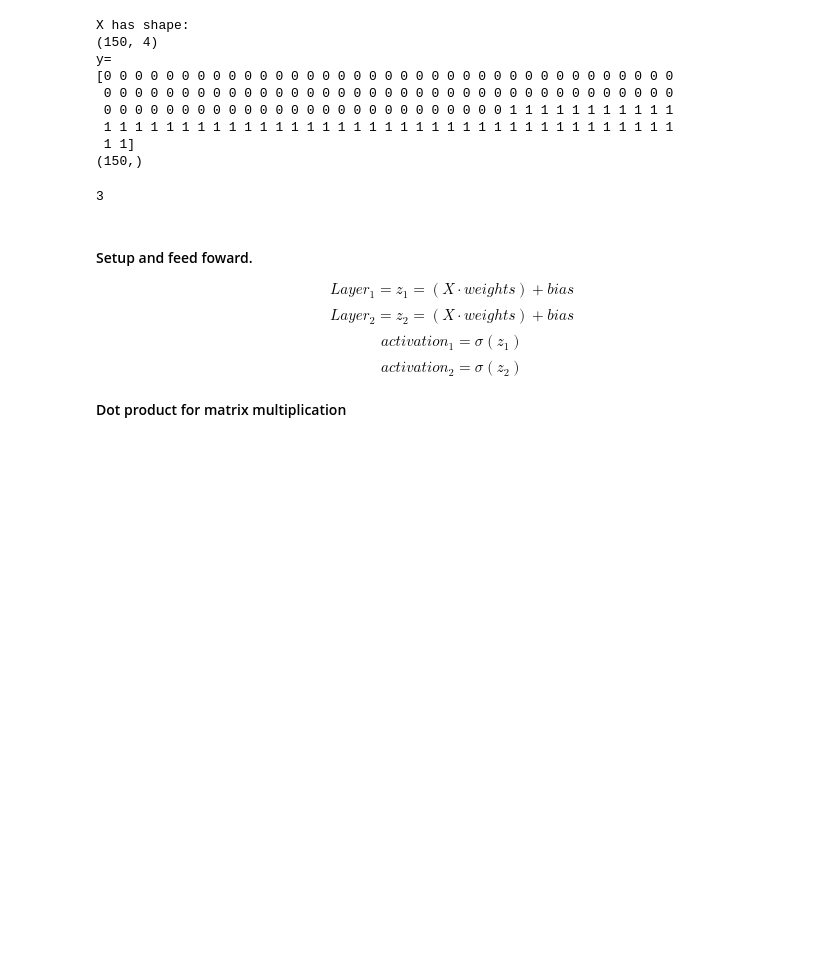
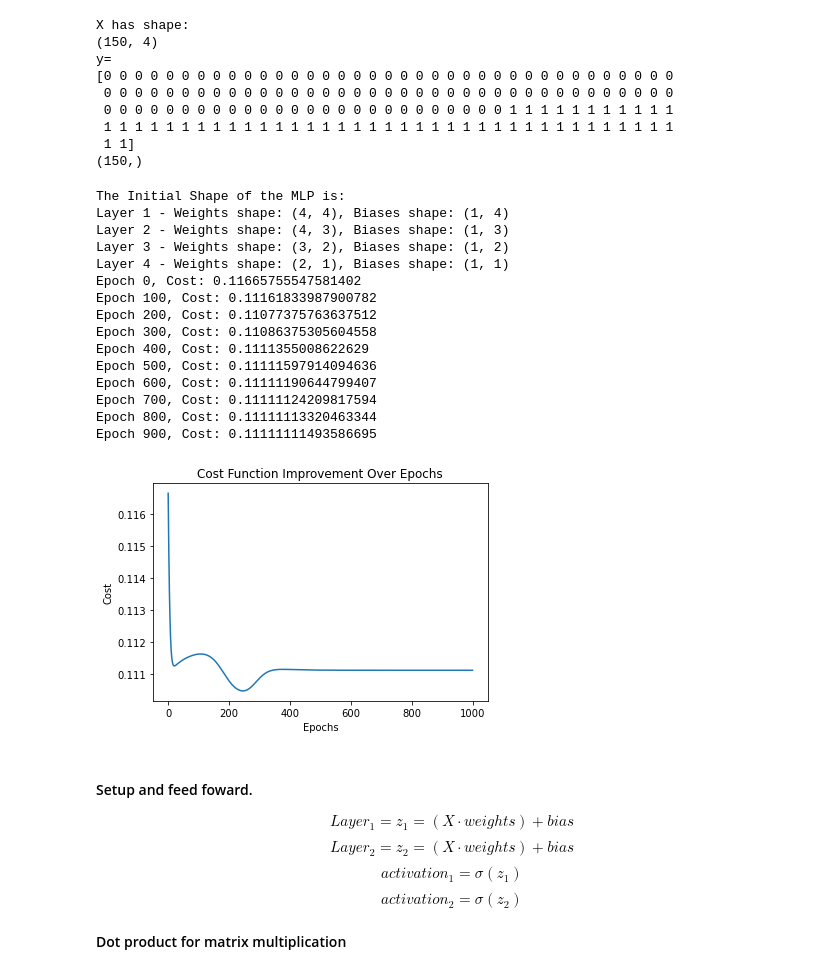
Before and after one commit to GraemeCaiger/MuliLayerPerceptron_From_Scratch, a Jupyter notebook: Increaseing the Number of layers.ipynb, the cells around one changed output. Drawn from its saved outputs; the diff is of its cells as text; code cells hidden in the pictures; blank space fills up the shorter version.

Commit message:
Batch Training implemented with MPL

```diff
--- a/Increaseing the Number of layers.ipynb
+++ b/Increaseing the Number of layers.ipynb
@@ -81,8 +86,8 @@ class MLP:
     def fit_Batch(self, X, y, epochs=1000):
         costs = []
         for epoch in range(epochs):
-            # *FeedForward ~~~~>
-            z = []
+            # *FEEDFORWARD ~~~~>
+            z_list = []
             A = [X] # Initialises the first layer of activations to be the Input. First element same shape as X (150,4). Lists can contain items of varied shape So for example:
             # So if number of nerons per layer Likeso : Input [4] , Hidden1 [5], Hidden2 [3], Output [1]
             # Then A = [ A[0]        # (150,4)
@@ -91,29 +96,32 @@ class MLP:
             #            A[3]        # (150,1)
             #           ]
             # Note, this variable shape of elemnts feature is not shared by numpy arrays. This is still a fine use of a list though as the calculations are done on the numpy array elements within the list.
-
             for w, b in zip(self.weights, self.biases):  # Zip combines itterables. Index is the same for both A and B each itteration.
                 z = A[-1].dot(w) + b  # A[-1] gives you the last item in the A array. If this were A[-2] it would be the second to last etc
-                z.append(z)
+                z_list.append(z)
                 activation = sigmoid(z)
                 A.append(activation) # Shape depends on shape of the w matrix dotted with.  A[n](150,4) • W(Input_size,Output_size) => A[n+1](150,Output_size)
 
-            # *Backpropergation <~~~~
+            # *BACKPROPERGATION <~~~~
             #  [Images/d_weight_and_Biases equations.png]
-            delta = (A[-1] - y) * sigmoid_derivative(z[-1])  #! Sets the INITIAL value of $$ (a-y) \sigma^{\prime}(z) $$
-            d_weights = []
+            # $$C = \frac{1}{2}(y-a)^2 $$
+
+            delta = (A[-1] - y) * sigmoid_derivative(z[-1])  #! Sets the INITIAL value of $$\frac{\delta C}{\delta z_l} = \frac{\delta C}{\delta a_L}\frac{\delta a_L}{\delta z_L} = \delta = (a-y) \sigma^{\prime}(z) $$
+            d_weights = []                                   # Same shape as z
             d_biases =  []
 
             for l in reversed(range(len(self.weights))): # range(len(self.weights)) creates a sequence of layer indices. For example if there were 3 weight matracies this would be [0, 1, 2]
-                a_prev = A[l]                            # reversed reverses the order of this list giving last to first indexes of the array. l takes on value of the index.
-                dw = a_prev.T.dot(delta)
-                db = np.sum(delta, axis=0, keepdims=True)
+                a_prev = A[l]                            # reversed reverses the order of this list giving last to first indexes of the array [2,1,0]. l takes on value of the index.
+                dw = a_prev.T.dot(delta)  # $$dw = a^T \cdot \delta $$
+                db = np.sum(delta, axis=0, keepdims=True) # $$db =  \Sigma \delta $$
                 d_weights.insert(0, dw)
                 d_biases.insert(0, db)
 
-                # Recursively update delta for the next layer (i.e., one layer earlier) #! Updates $$ (a-y) \sigma^{\prime}(z) $$
+                # From Previous EQ $$\frac{\delta a_L}{\delta z_L} = \sigma^{\prime}  $$  Only depends on what layer your in remains the same regardless of considering additional layers but $$\frac{\delta C}{\delta a_l} $$ requires answering to the layer that preceded it
+                #
+                # recentering L at the layer before  gives  $$C(a_{L+1}(z_{L+1}(a_{L})))$$  $$\implies$$ $$\frac{\delta C}{\delta a_l} = (\frac{\delta C}{\delta z_{L+1}} \frac{\delta z_{L+1}}{\delta a_{L}}) $$  Hence for this layer before "L" $$\implies$$ $$ \frac{\delta C}{\delta z} = (\frac{\delta C}{\delta z_{L+1}} \frac{\delta z_{L+1}}{\delta a_{L}})\frac{\delta a_L}{z_L} $$   This expression simplifies to $$ \delta_L = (\delta_{L+1} \cdot W_{L+1}^T) \cdot \sigma^{\prime}(z_L) $$
                 if l > 0:
-                    delta = delta.dot(self.weights[l].T) * sigmoid_derivative(z[l - 1]) #? Need Clarity of the math here. What is being multiplied, how does it corespond to the calculus. Whats the shape ?
+                    delta = delta.dot(self.weights[l].T) * sigmoid_derivative(z[l - 1]) #! Recursively update delta: $$ \delta $$ for the next layer (i.e., one layer earlier)  l index esentially L+1
 
             #* Update weights and biases ---
             for i in range(len(self.weights)):
@@ -121,7 +129,7 @@ class MLP:
                 self.biases[i] -= self.learning_rate * d_biases[i]
 
             #* Compute cost and store it in costs list
-            cost = self.mean_squared_error(y, activations[-1])
+            cost = self.mean_squared_error(y, A[-1])
             costs.append(cost)
 
             if epoch % 100 == 0:  # print the cost every 100 epochs
@@ -140,10 +148,34 @@ class MLP:
         activation2 = sigmoid(layer2)
         return (activation2 > 0.5).astype(int)
 # %%
-test =  [1,2,3,4]
-test[-2]
+mlp = MLP(input_size=4, hidden_sizes=[4,3,2], output_size=1)
+
+# train the MLP on the training data
+mlp.fit_Batch(X, y)
+
+# make predictions on the test data
+#y_pred = mlp.predict(X)
+
+# evaluate the accuracy of the MLP
+#accuracy = np.mean(y_pred == y)
+#print(f"Accuracy: {accuracy:.2f}")
 # %% [output]
-3
+The Initial Shape of the MLP is:
+Layer 1 - Weights shape: (4, 4), Biases shape: (1, 4)
+Layer 2 - Weights shape: (4, 3), Biases shape: (1, 3)
+Layer 3 - Weights shape: (3, 2), Biases shape: (1, 2)
+Layer 4 - Weights shape: (2, 1), Biases shape: (1, 1)
+Epoch 0, Cost: 0.11665755547581402
+Epoch 100, Cost: 0.11161833987900782
+Epoch 200, Cost: 0.11077375763637512
+Epoch 300, Cost: 0.11086375305604558
+Epoch 400, Cost: 0.1111355008622629
+Epoch 500, Cost: 0.11111597914094636
+Epoch 600, Cost: 0.11111190644799407
+Epoch 700, Cost: 0.11111124209817594
+Epoch 800, Cost: 0.11111113320463344
+Epoch 900, Cost: 0.11111111493586695
+[figure, added]
 # %% [markdown]
 #### Setup and feed foward.
 $$Layer_1 = z_1 = (X\cdot weights) + bias $$
```
Also changed, not shown: parts of 3 cells of this notebook, 2 other files.
